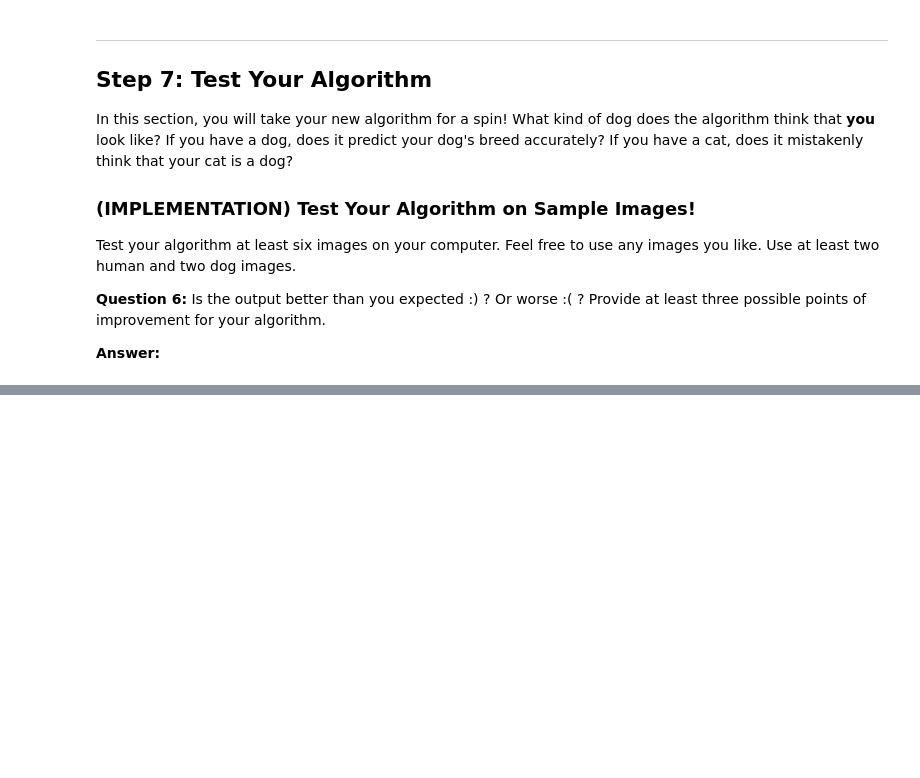
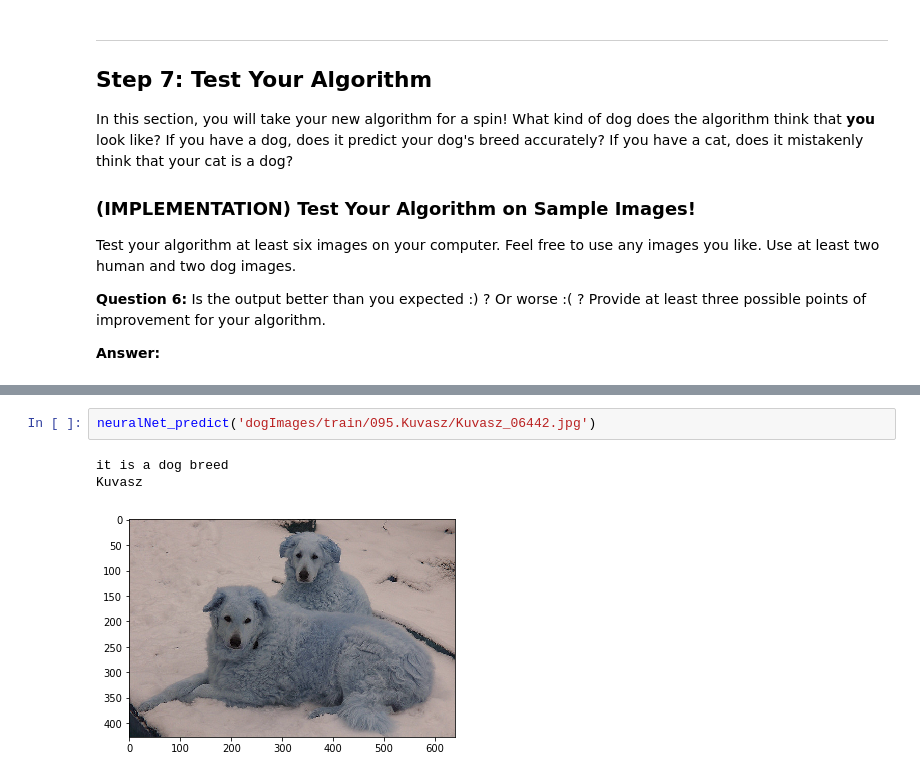
Before and after one commit to tiandiao123/deep_learning, a Jupyter notebook: dog-project/dog_app.ipynb, the cells around one changed output, grey strips where cells are left out. Saved outputs shown, nothing was run; the diff lists cells and outputs as text; blank space fills up the shorter version.

```diff
--- a/dog-project/dog_app.ipynb
+++ b/dog-project/dog_app.ipynb
@@ -688,0 +786,6 @@ __Answer:__
+# %%
+neuralNet_predict('dogImages/train/095.Kuvasz/Kuvasz_06442.jpg')
+# %% [output]
+it is a dog breed
+Kuvasz
+[figure, added]
```
Also changed, not shown: parts of 21 cells of this notebook, 1 other file.
